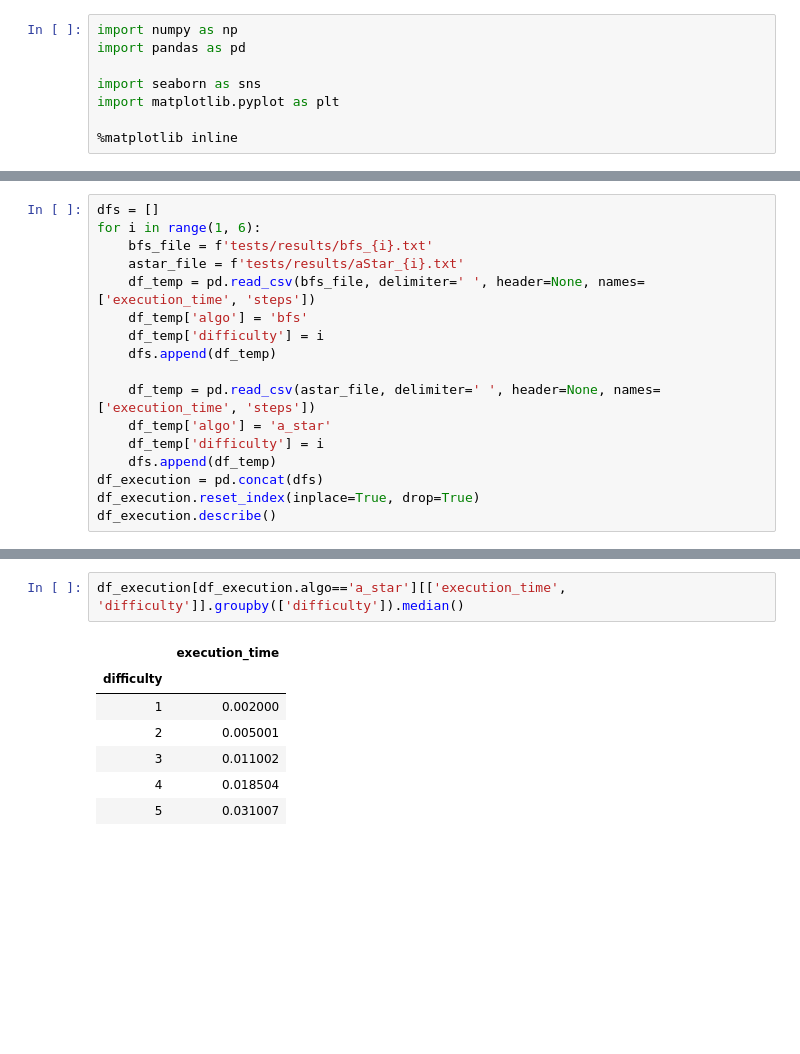
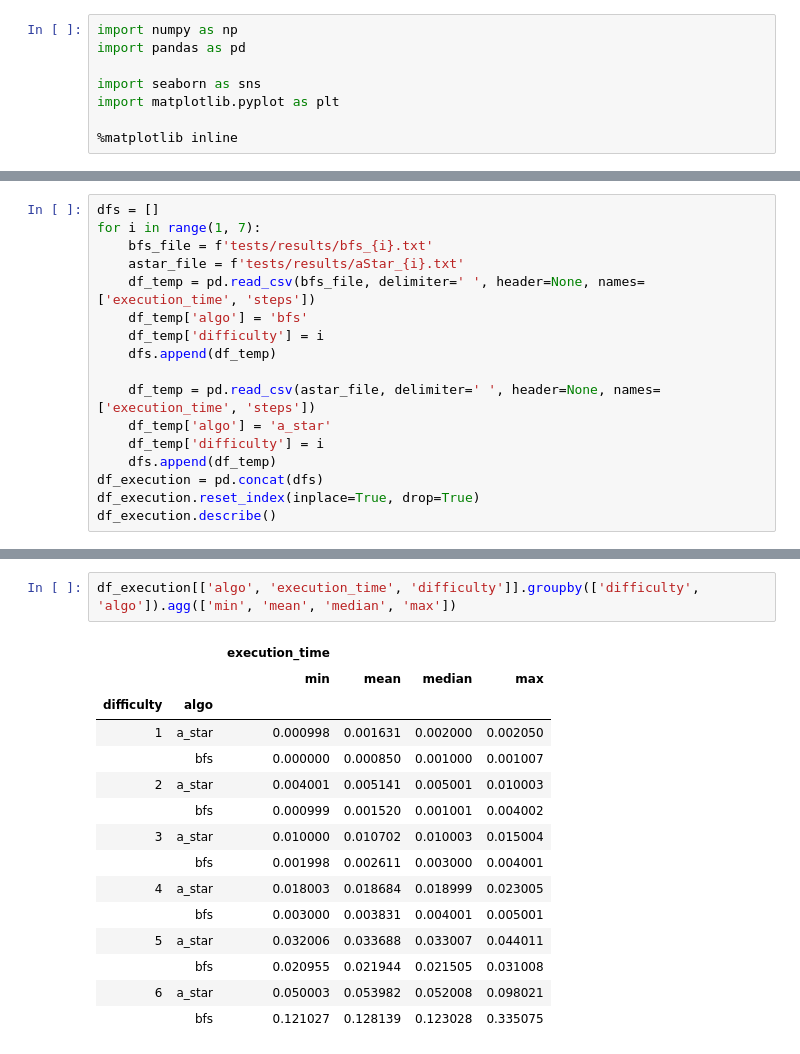
Before and after one commit to elielalbuquerque/sudoku-python, a Jupyter notebook: EDA results.ipynb, the cells around one changed output, grey strips where cells are left out. Drawn from its saved outputs; the diff is of its cells as text; blank space fills up the shorter version.

```diff
--- a/EDA results.ipynb
+++ b/EDA results.ipynb
@@ -9,6 +12,6 @@ import matplotlib.pyplot as plt
 # %%
 dfs = []
-for i in range(1, 6):
+for i in range(1, 7):
     bfs_file = f'tests/results/bfs_{i}.txt'
     astar_file = f'tests/results/aStar_{i}.txt'
     df_temp = pd.read_csv(bfs_file, delimiter=' ', header=None, names=['execution_time', 'steps'])
@@ -57,10 +60,18 @@ sns.scatterplot(df_execution.difficulty, df_execution.execution_time, hue=df_exe
 # %%
-df_execution[df_execution.algo=='a_star'][['execution_time', 'difficulty']].groupby(['difficulty']).median()
+df_execution[['algo', 'execution_time', 'difficulty']].groupby(['difficulty', 'algo']).agg(['min', 'mean', 'median', 'max'])
 # %% [output]
-|  | execution_time |
-| difficulty |  |
-| 1 | 0.002000 |
-| 2 | 0.005001 |
-| 3 | 0.011002 |
-| 4 | 0.018504 |
-| 5 | 0.031007 |
+|  |  | execution_time |  |  |  |
+|  |  | min | mean | median | max |
+| difficulty | algo |  |  |  |  |
+| 1 | a_star | 0.000998 | 0.001631 | 0.002000 | 0.002050 |
+|  | bfs | 0.000000 | 0.000850 | 0.001000 | 0.001007 |
+| 2 | a_star | 0.004001 | 0.005141 | 0.005001 | 0.010003 |
+|  | bfs | 0.000999 | 0.001520 | 0.001001 | 0.004002 |
+| 3 | a_star | 0.010000 | 0.010702 | 0.010003 | 0.015004 |
+|  | bfs | 0.001998 | 0.002611 | 0.003000 | 0.004001 |
+| 4 | a_star | 0.018003 | 0.018684 | 0.018999 | 0.023005 |
+|  | bfs | 0.003000 | 0.003831 | 0.004001 | 0.005001 |
+| 5 | a_star | 0.032006 | 0.033688 | 0.033007 | 0.044011 |
+|  | bfs | 0.020955 | 0.021944 | 0.021505 | 0.031008 |
+| 6 | a_star | 0.050003 | 0.053982 | 0.052008 | 0.098021 |
+|  | bfs | 0.121027 | 0.128139 | 0.123028 | 0.335075 |
```
Also changed, not shown: parts of 6 cells of this notebook.
